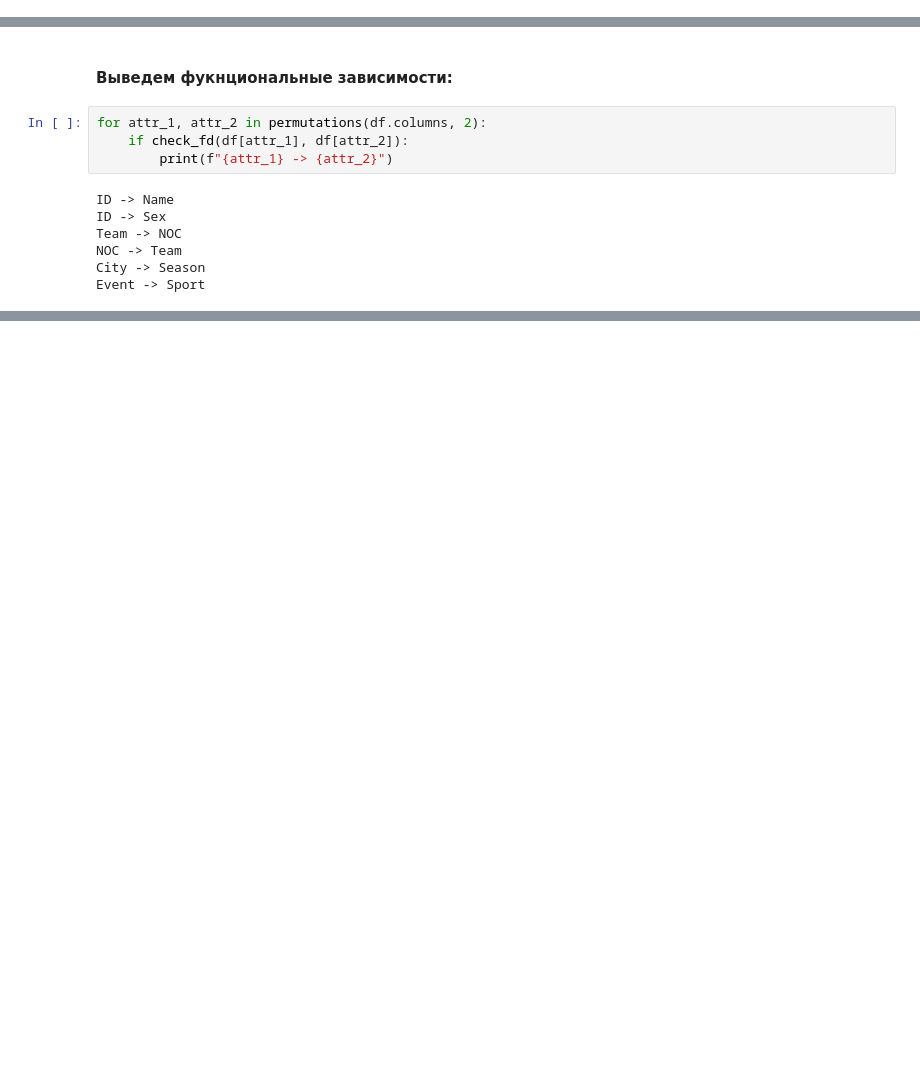
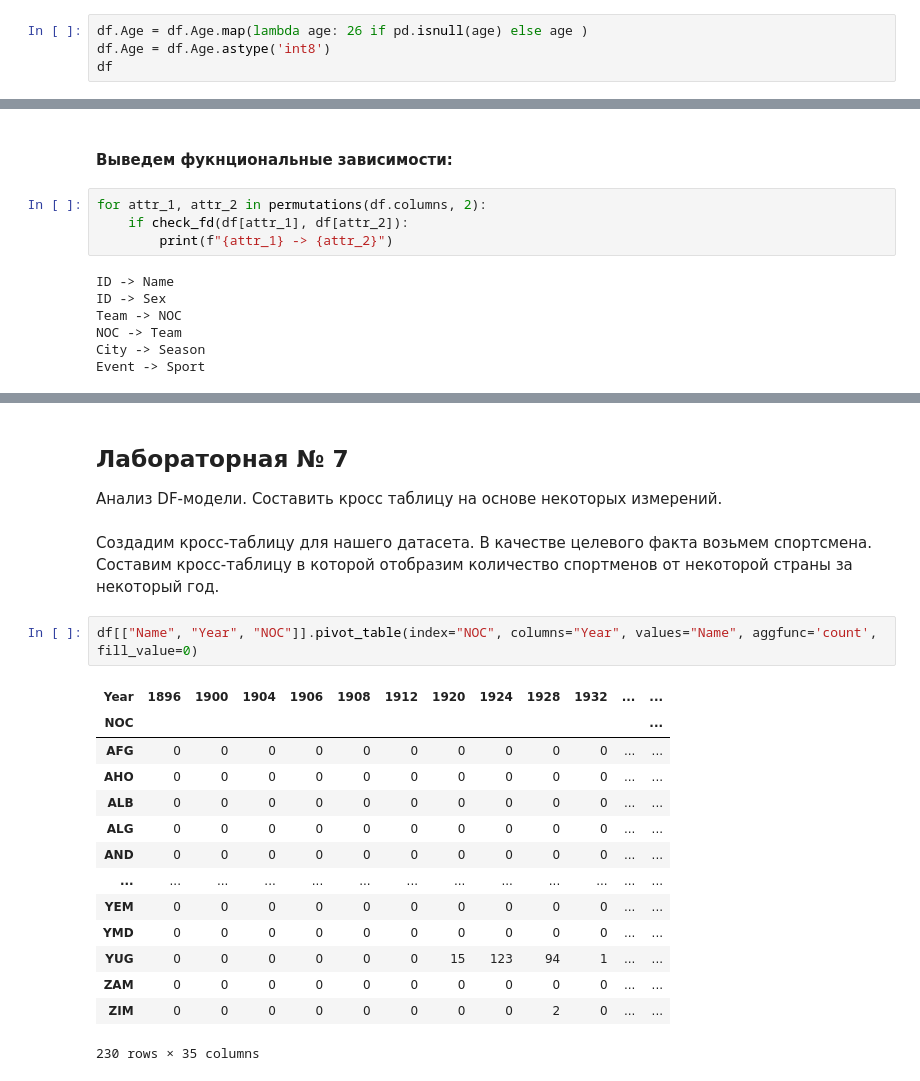
Before and after one commit to Rukosenpa/refactoringDB, a Jupyter notebook: notebooks/Refactoring_DB.ipynb, the cells around one changed output, grey strips where cells are left out. Cells and saved outputs as stored; diff of their text form; blank space fills up the shorter version.

```diff
--- a/notebooks/Refactoring_DB.ipynb
+++ b/notebooks/Refactoring_DB.ipynb
@@ -162,0 +167,4 @@ df
+# %%
+df.Age = df.Age.map(lambda age: 26 if pd.isnull(age) else age )
+df.Age = df.Age.astype('int8')
+df
@@ -322,0 +261,22 @@ result = engine.execute(sql)
+# %% [markdown]
+## <a name='Lab7'>Лабораторная № 7</a>
+Анализ DF-модели. Составить кросс таблицу на основе некоторых измерений.
+# %% [markdown]
+Создадим кросс-таблицу для нашего датасета. В качестве целевого факта возьмем спортсмена. Составим кросс-таблицу в которой отобразим количество спортменов от некоторой страны за некоторый год.
+# %%
+df[["Name", "Year", "NOC"]].pivot_table(index="NOC", columns="Year", values="Name", aggfunc='count', fill_value=0)
+# %% [output]
+| Year | 1896 | 1900 | 1904 | 1906 | 1908 | 1912 | 1920 | 1924 | 1928 | 1932 | ... | ... |
+| NOC |  |  |  |  |  |  |  |  |  |  |  | ... |
+| AFG | 0 | 0 | 0 | 0 | 0 | 0 | 0 | 0 | 0 | 0 | ... | ... |
+| AHO | 0 | 0 | 0 | 0 | 0 | 0 | 0 | 0 | 0 | 0 | ... | ... |
+| ALB | 0 | 0 | 0 | 0 | 0 | 0 | 0 | 0 | 0 | 0 | ... | ... |
+| ALG | 0 | 0 | 0 | 0 | 0 | 0 | 0 | 0 | 0 | 0 | ... | ... |
+| AND | 0 | 0 | 0 | 0 | 0 | 0 | 0 | 0 | 0 | 0 | ... | ... |
+| ... | ... | ... | ... | ... | ... | ... | ... | ... | ... | ... | ... | ... |
+| YEM | 0 | 0 | 0 | 0 | 0 | 0 | 0 | 0 | 0 | 0 | ... | ... |
+| YMD | 0 | 0 | 0 | 0 | 0 | 0 | 0 | 0 | 0 | 0 | ... | ... |
+| YUG | 0 | 0 | 0 | 0 | 0 | 0 | 15 | 123 | 94 | 1 | ... | ... |
+| ZAM | 0 | 0 | 0 | 0 | 0 | 0 | 0 | 0 | 0 | 0 | ... | ... |
+| ZIM | 0 | 0 | 0 | 0 | 0 | 0 | 0 | 0 | 2 | 0 | ... | ... |
+230 rows × 35 columns
```
Also changed, not shown: parts of 14 cells of this notebook.
